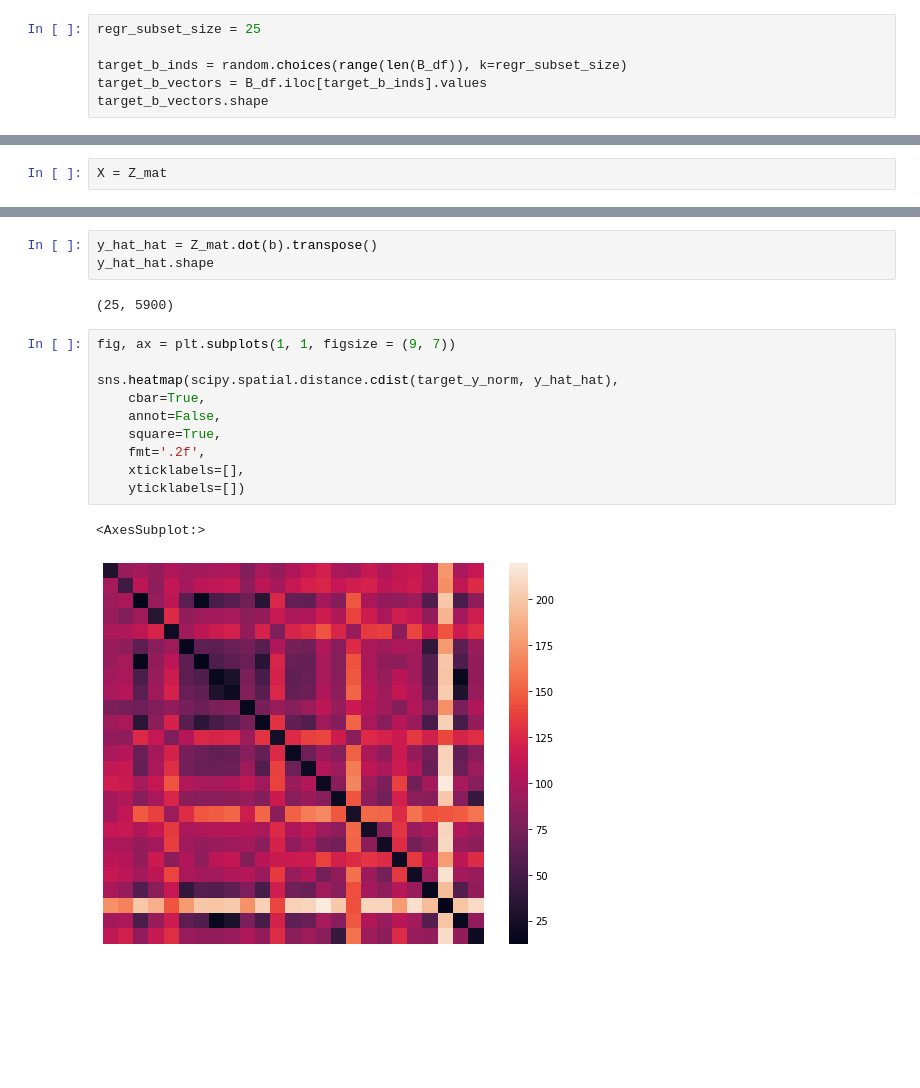
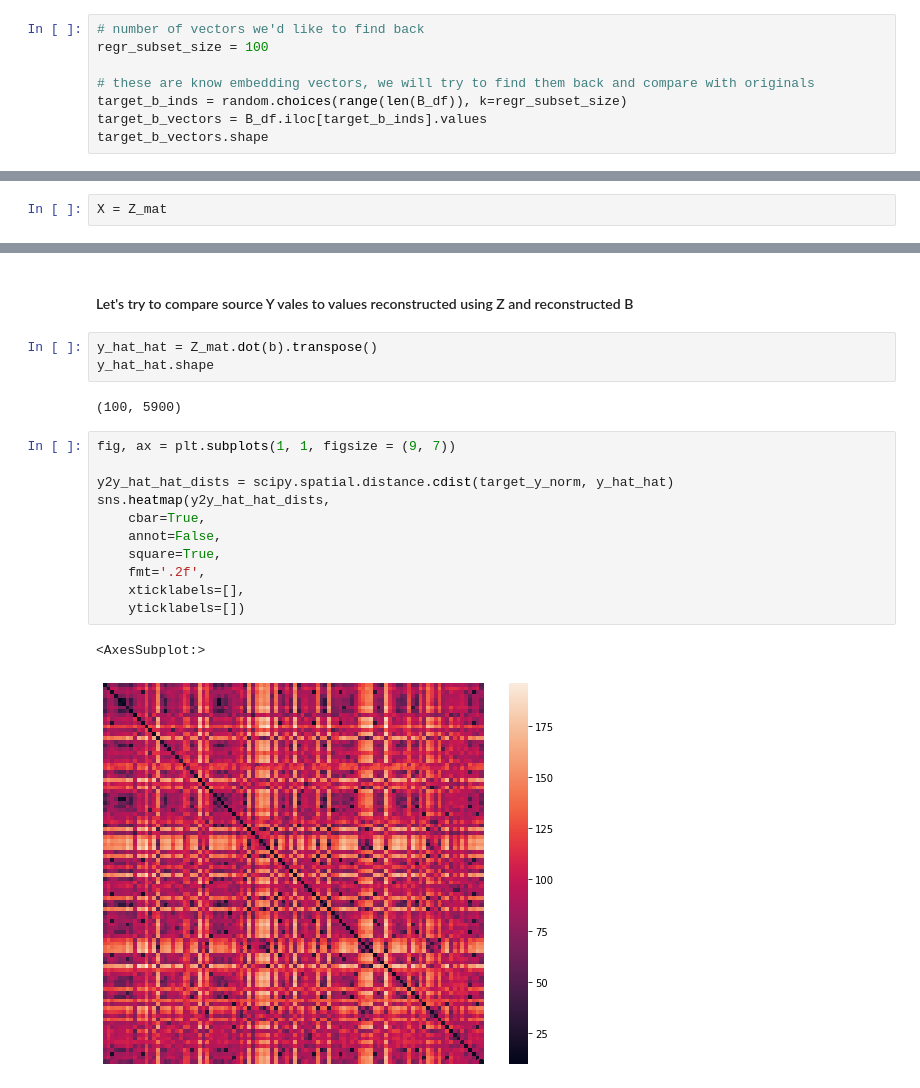
Before and after one commit to Bishop-Laboratory/autoPLIER-analysis, a Jupyter notebook: analysis/CellO_training_data_eda_Serhiy/B-Regression.ipynb, the cells around one changed output, grey strips where cells are left out. Saved outputs shown, nothing was run; the diff lists cells and outputs as text; blank space fills up the shorter version.

```diff
--- a/analysis/CellO_training_data_eda_Serhiy/B-Regression.ipynb
+++ b/analysis/CellO_training_data_eda_Serhiy/B-Regression.ipynb
@@ -86,6 +59,8 @@ Y_df.shape
 # %%
-regr_subset_size = 25
+# number of vectors we'd like to find back
+regr_subset_size = 100
 
+# these are know embedding vectors, we will try to find them back and compare with originals
 target_b_inds = random.choices(range(len(B_df)), k=regr_subset_size)
 target_b_vectors = B_df.iloc[target_b_inds].values
 target_b_vectors.shape
@@ -213,18 +237,21 @@ sns.heatmap(scipy.spatial.distance.cdist(b.T, target_b_vectors),
+# %% [markdown]
+#### Let's try to compare source Y vales to values reconstructed using Z and reconstructed B
 # %%
 y_hat_hat = Z_mat.dot(b).transpose()
 y_hat_hat.shape
 # %% [output]
-(25, 5900)
+(100, 5900)
 # %%
 fig, ax = plt.subplots(1, 1, figsize = (9, 7))
 
-sns.heatmap(scipy.spatial.distance.cdist(target_y_norm, y_hat_hat),
+y2y_hat_hat_dists = scipy.spatial.distance.cdist(target_y_norm, y_hat_hat)
+sns.heatmap(y2y_hat_hat_dists,
     cbar=True,
     annot=False,
     square=True,
     fmt='.2f',
     xticklabels=[],
     yticklabels=[])
 # %% [output]
 <AxesSubplot:>
-[figure, old version]
+[figure, new version]
```
Also changed, not shown: parts of 45 cells of this notebook.
